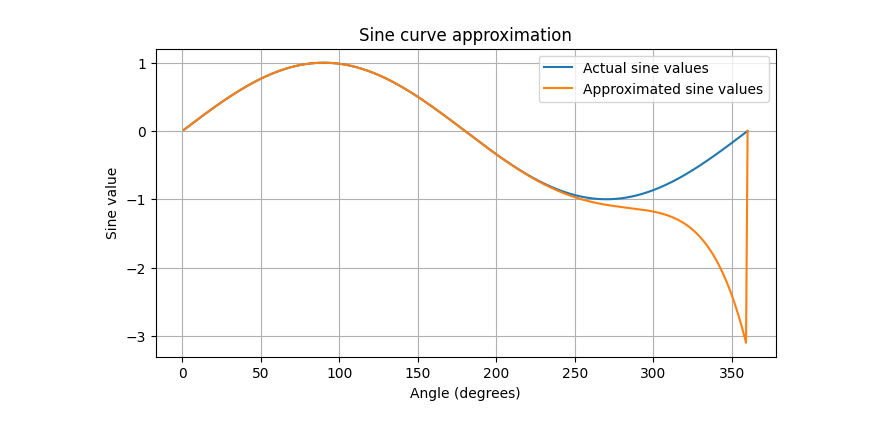
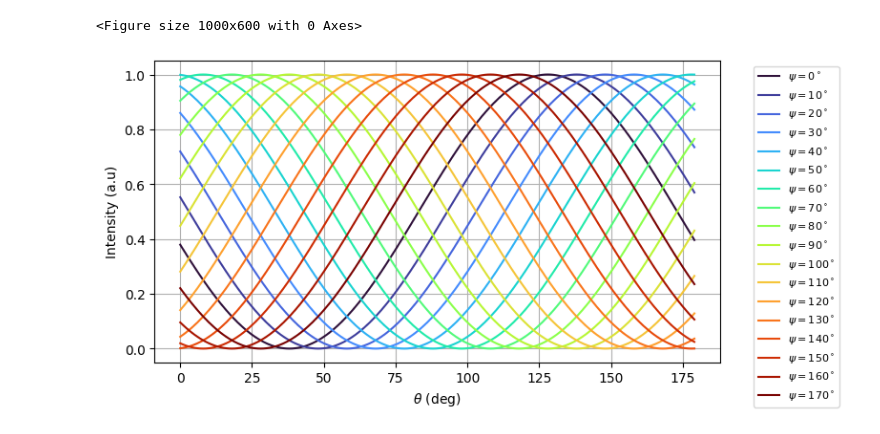
Before and after one commit to LucasSaragosa/F300-Term1, a Jupyter notebook: code/DataTheoretical.ipynb, the cells around one changed output. Drawn from its saved outputs; the diff is of its cells as text; code cells hidden in the pictures.

```diff
--- a/code/DataTheoretical.ipynb
+++ b/code/DataTheoretical.ipynb
@@ -61,8 +61,9 @@ def D_QWP(theta, psi, E_x, E_y):
     return E_out
 
 def dorun():
+    plt.figure(figsize=(10,6))
     # plot theoretical output intensity curves. delta is some real physical phase difference. used to fine tune output.
-    Fnc = D_QWP
+    Fnc = D_HWP
     PsiMax = 170
     LaserRotation = 0
     delta = 0
@@ -77,50 +78,36 @@ def dorun():
     fig, ax = plt.subplots(figsize=(8, 4), constrained_layout=True)
     theta_deg = np.linspace(0, 180, 181)
     theta_rad = np.deg2rad(theta_deg)
     psi_degs = np.arange(0, PsiMax + 1, 10)
     cmap = plt.cm.get_cmap('turbo', len(psi_degs))
-    exp_x, exp_y = read_data('/users/lucas/desktop/physics/year 3/dissert 1/dat/finaldata/red_QP_5step.csv')
+    exp_x, exp_y = read_data('/users/lucas/desktop/physics/year 3/project 1/dat/wp/r_180.csv')
     exp_y = exp_y / np.nanmax(exp_y)
     exp_x = exp_x * 180 / 3.14159265
     i = 0
     ymax = 0
     for psi_deg in psi_degs:
         psi_rad = np.deg2rad(psi_deg)
         intensities = []
         for t in theta_rad:
             E_out = Fnc(t, psi_rad * 0.5, E_x, E_y)
             intensity = np.abs(E_out[0])**2 + np.abs(E_out[1])**2
             intensities.append(intensity)
         theta_deg_shifted = (theta_deg - ThetaOffsetDeg) % 180
         sorted_idx = np.argsort(theta_deg_shifted)
         xs = theta_deg_shifted[sorted_idx]
         ys = np.array(intensities)[sorted_idx] * scY
         ymax = max(ymax, np.nanmax(ys))
         ax.plot(xs * scX, ys, label=f'$\psi={psi_deg}^\circ$', color=cmap(i))
         i = i + 1
 
-    plt.title('Output intensity vs $\Theta$')
-    plt.xlabel('$\\theta$ (degrees)')
-    plt.ylabel('Output intensity $|\\mathbf{D}|^2$')
+    plt.xlabel('$\\theta$ (deg)')
+    plt.ylabel('Intensity (a.u)')
     plt.legend(fontsize=8, bbox_to_anchor=(1.05, 1), loc='upper left')
     plt.grid(True)
     plt.tight_layout()
     plt.show()
 
-df = pd.read_csv("dat.csv", comment='#')
-xs = df.to_numpy().T[0]
-ac = df.to_numpy().T[1]
-ap = df.to_numpy().T[2]
-cmap = plt.cm.get_cmap('turbo', 5)
-
-fig, ax = plt.subplots(figsize=(8, 4))
-plt.title('Sine curve approximation')
-plt.xlabel('Angle (degrees)')
-plt.ylabel('Sine value')
-plt.plot(xs, ac, label = "Actual sine values")
-plt.plot(xs, ap, label = "Approximated sine values")
-plt.legend()
-plt.grid(True)
-plt.show()
+dorun()
 # %% [output]
+<Figure size 1000x600 with 0 Axes>
-[figure, old version]
+[figure, new version]
```
Also changed, not shown: 3 other files.
